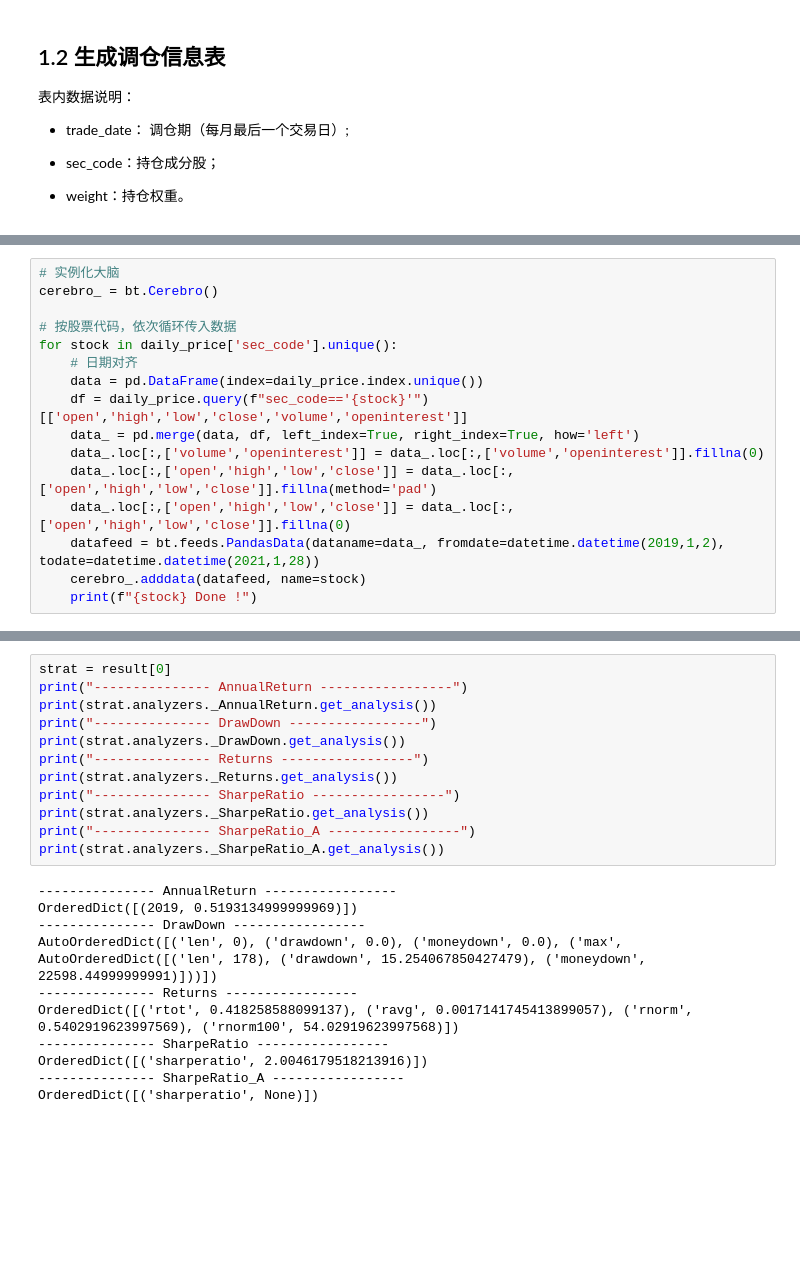
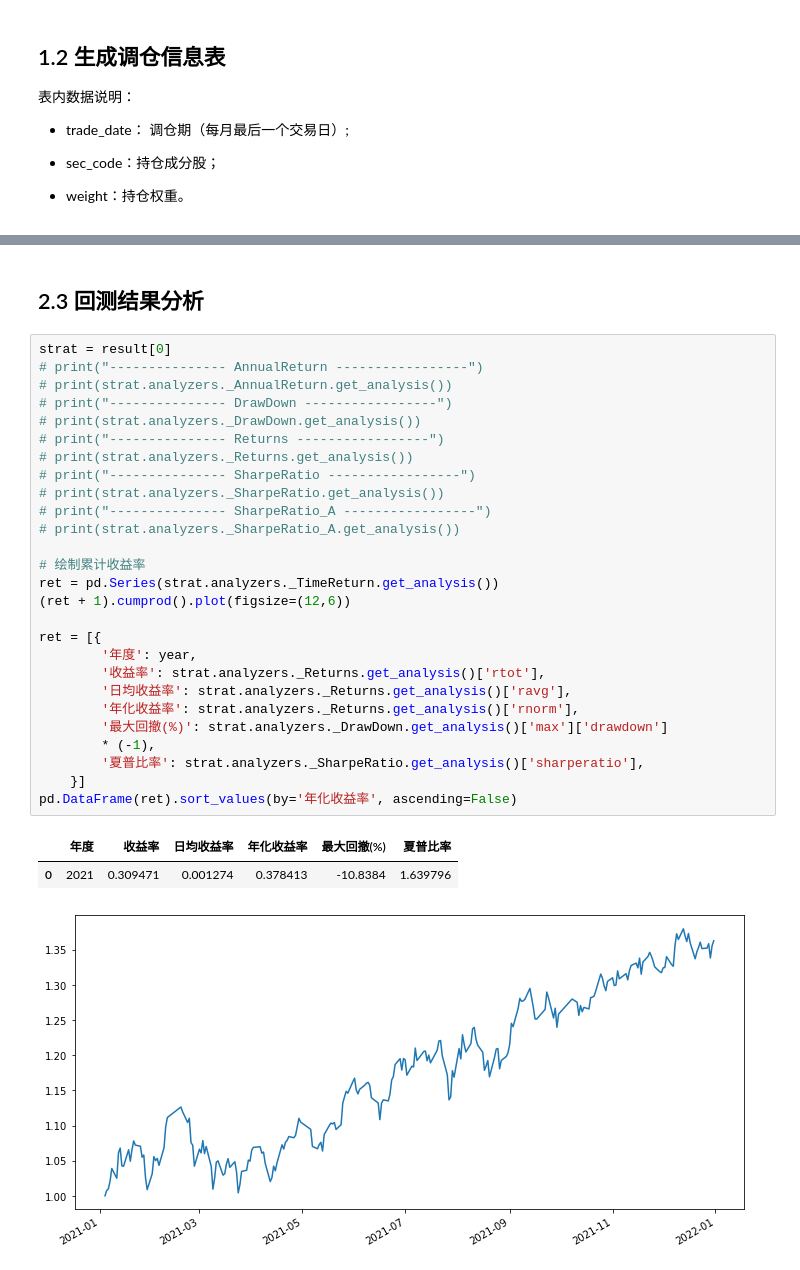
Before and after one commit to popbo/alphas, a Jupyter notebook: 2.backtrader.ipynb, the cells around one changed output, grey strips where cells are left out. Drawn from its saved outputs; the diff is of its cells as text; blank space fills up the shorter version.

```diff
--- a/2.backtrader.ipynb
+++ b/2.backtrader.ipynb
@@ -232,16 +248,0 @@ class TestStrategy(bt.Strategy):
-# %%
-# 实例化大脑
-cerebro_ = bt.Cerebro()
-
-# 按股票代码，依次循环传入数据
-for stock in daily_price['sec_code'].unique():
-    # 日期对齐
-    data = pd.DataFrame(index=daily_price.index.unique())
-    df = daily_price.query(f"sec_code=='{stock}'")[['open','high','low','close','volume','openinterest']]
-    data_ = pd.merge(data, df, left_index=True, right_index=True, how='left')
-    data_.loc[:,['volume','openinterest']] = data_.loc[:,['volume','openinterest']].fillna(0)
-    data_.loc[:,['open','high','low','close']] = data_.loc[:,['open','high','low','close']].fillna(method='pad')
-    data_.loc[:,['open','high','low','close']] = data_.loc[:,['open','high','low','close']].fillna(0)
-    datafeed = bt.feeds.PandasData(dataname=data_, fromdate=datetime.datetime(2019,1,2), todate=datetime.datetime(2021,1,28))
-    cerebro_.adddata(datafeed, name=stock)
-    print(f"{stock} Done !")
@@ -308,23 +291,33 @@ sell_stock []
+# %% [markdown]
+## 2.3 回测结果分析
 # %%
 strat = result[0]
-print("--------------- AnnualReturn -----------------")
-print(strat.analyzers._AnnualReturn.get_analysis())
-print("--------------- DrawDown -----------------")
-print(strat.analyzers._DrawDown.get_analysis())
-print("--------------- Returns -----------------")
-print(strat.analyzers._Returns.get_analysis())
-print("--------------- SharpeRatio -----------------")
-print(strat.analyzers._SharpeRatio.get_analysis())
-print("--------------- SharpeRatio_A -----------------")
-print(strat.analyzers._SharpeRatio_A.get_analysis())
+# print("--------------- AnnualReturn -----------------")
+# print(strat.analyzers._AnnualReturn.get_analysis())
+# print("--------------- DrawDown -----------------")
+# print(strat.analyzers._DrawDown.get_analysis())
+# print("--------------- Returns -----------------")
+# print(strat.analyzers._Returns.get_analysis())
+# print("--------------- SharpeRatio -----------------")
+# print(strat.analyzers._SharpeRatio.get_analysis())
+# print("--------------- SharpeRatio_A -----------------")
+# print(strat.analyzers._SharpeRatio_A.get_analysis())
+
+# 绘制累计收益率
+ret = pd.Series(strat.analyzers._TimeReturn.get_analysis())
+(ret + 1).cumprod().plot(figsize=(12,6))
+
+ret = [{
+        '年度': year,
+        '收益率': strat.analyzers._Returns.get_analysis()['rtot'],
+        '日均收益率': strat.analyzers._Returns.get_analysis()['ravg'],
+        '年化收益率': strat.analyzers._Returns.get_analysis()['rnorm'],
+        '最大回撤(%)': strat.analyzers._DrawDown.get_analysis()['max']['drawdown']
+        * (-1),
+        '夏普比率': strat.analyzers._SharpeRatio.get_analysis()['sharperatio'],
+    }]
+pd.DataFrame(ret).sort_values(by='年化收益率', ascending=False)
 # %% [output]
---------------- AnnualReturn -----------------
-OrderedDict([(2019, 0.5193134999999969)])
---------------- DrawDown -----------------
-AutoOrderedDict([('len', 0), ('drawdown', 0.0), ('moneydown', 0.0), ('max', AutoOrderedDict([('len', 178), ('drawdown', 15.254067850427479), ('moneydown', 22598.44999999991)]))])
---------------- Returns -----------------
-OrderedDict([('rtot', 0.418258588099137), ('ravg', 0.0017141745413899057), ('rnorm', 0.5402919623997569), ('rnorm100', 54.02919623997568)])
---------------- SharpeRatio -----------------
-OrderedDict([('sharperatio', 2.0046179518213916)])
---------------- SharpeRatio_A -----------------
-OrderedDict([('sharperatio', None)])
+|  | 年度 | 收益率 | 日均收益率 | 年化收益率 | 最大回撤(%) | 夏普比率 |
+| 0 | 2021 | 0.309471 | 0.001274 | 0.378413 | -10.8384 | 1.639796 |
+[figure, added]
```
Also changed, not shown: parts of 13 cells of this notebook, 2 other files.
